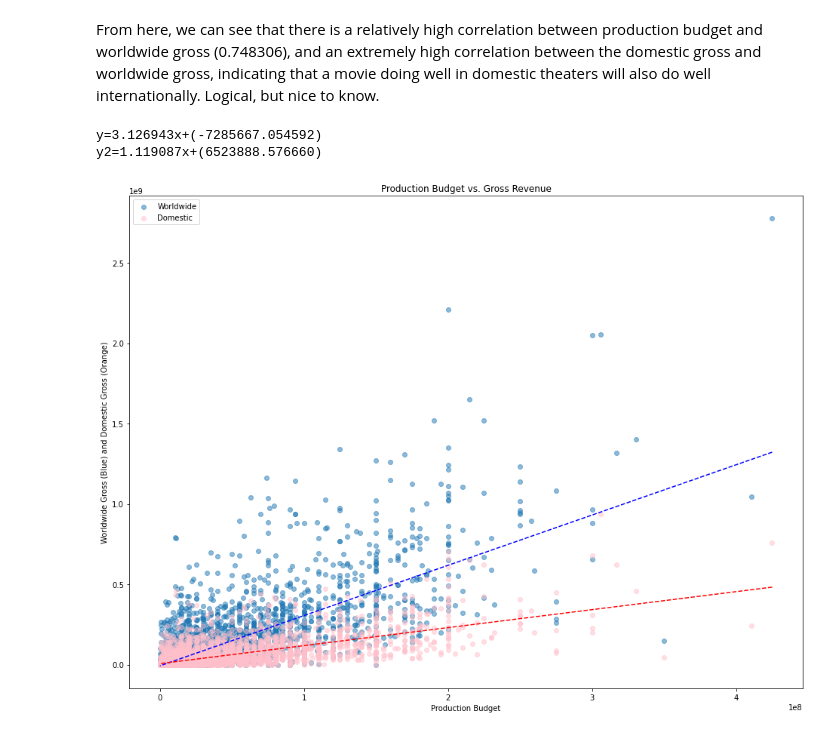
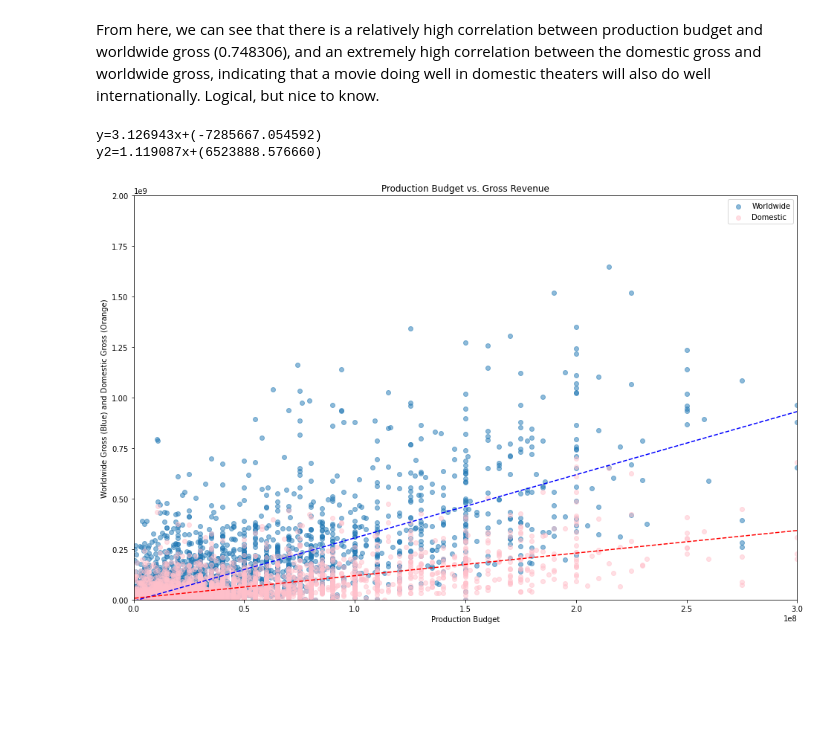
Before and after one commit to KPMcDonough49/dsc-phase-1-project, a Jupyter notebook: Technical Notebook.ipynb, the cells around one changed output. Cells and saved outputs as stored; diff of their text form; code cells hidden in the pictures; blank space fills up the shorter version.

```diff
--- a/Technical Notebook.ipynb
+++ b/Technical Notebook.ipynb
@@ -805,36 +805,39 @@ import numpy as np
 import pylab as plb
 
 
 #code for basic scatter plot
 x = df['prod_budg_fixed']
 y = df['world_gross_fixed']
 
-fig, ax = plt.subplots(figsize=(16, 12))
+fig, ax = plt.subplots(figsize=(16, 10))
 
 #going for more of a 'heatmap' style plot for readability, so opacity is low
 ax.scatter(x, y, alpha=0.5)
+#domestic gross scatter plot
+y2 = df['dom_gross_fixed']
+ax.scatter(x, y2, alpha=0.5, c='pink')
+
 ax.set_title('Production Budget vs. Gross Revenue')
 ax.set_xlabel('Production Budget')
 ax.set_ylabel('Worldwide Gross (Blue) and Domestic Gross (Orange)')
+ax.set_xlim(xmin=-5000, xmax=(3*10**8))
+ax.set_ylim(ymin=-5000, ymax=(2*10**9))
+plt.legend(['Worldwide', 'Domestic'])
 
-#domestic gross scatter plot
-y2 = df['dom_gross_fixed']
-ax.scatter(x, y2, alpha=0.5, c='pink')
-plt.legend(['Worldwide', 'Domestic'])
 
 #finding the trend line
 z = np.polyfit(x,y,1)
 p = np.poly1d(z)
 plb.plot(x, p(x), 'b--')
 #Supposedly the equation for the line (need to look into this more to understand it)
 print("y=%.6fx+(%.6f)"%(z[0],z[1]))
 
 #second trend line
 z2 = np.polyfit(x,y2,1)
 p2 = np.poly1d(z2)
 plb.plot(x, p2(x), 'r--')
 print("y2=%.6fx+(%.6f)"%(z2[0],z2[1]))
 # %% [output]
 y=3.126943x+(-7285667.054592)
 y2=1.119087x+(6523888.576660)
-[figure, old version]
+[figure, new version]
```
Also changed, not shown: parts of 9 cells of this notebook, 1 other file.
